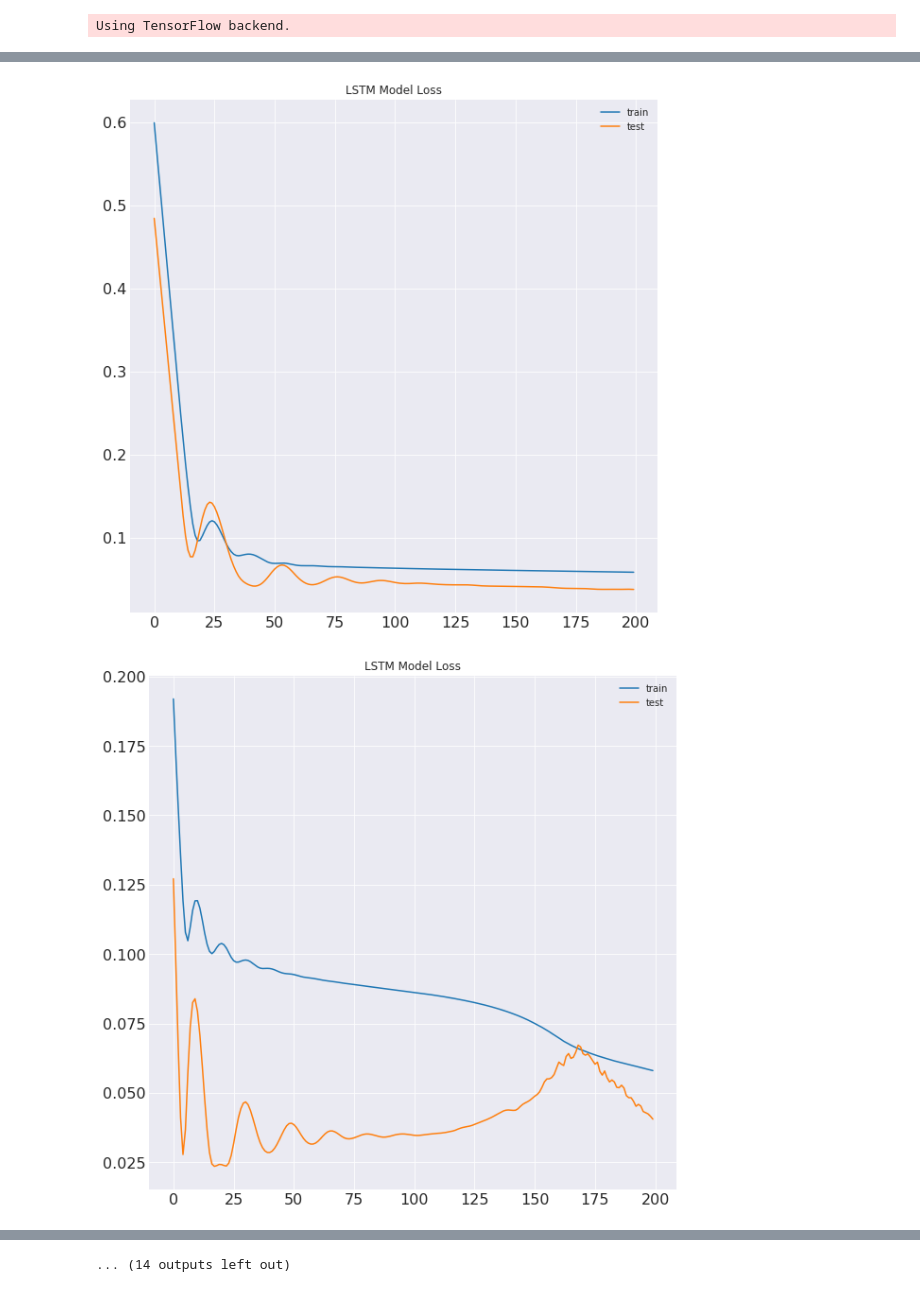
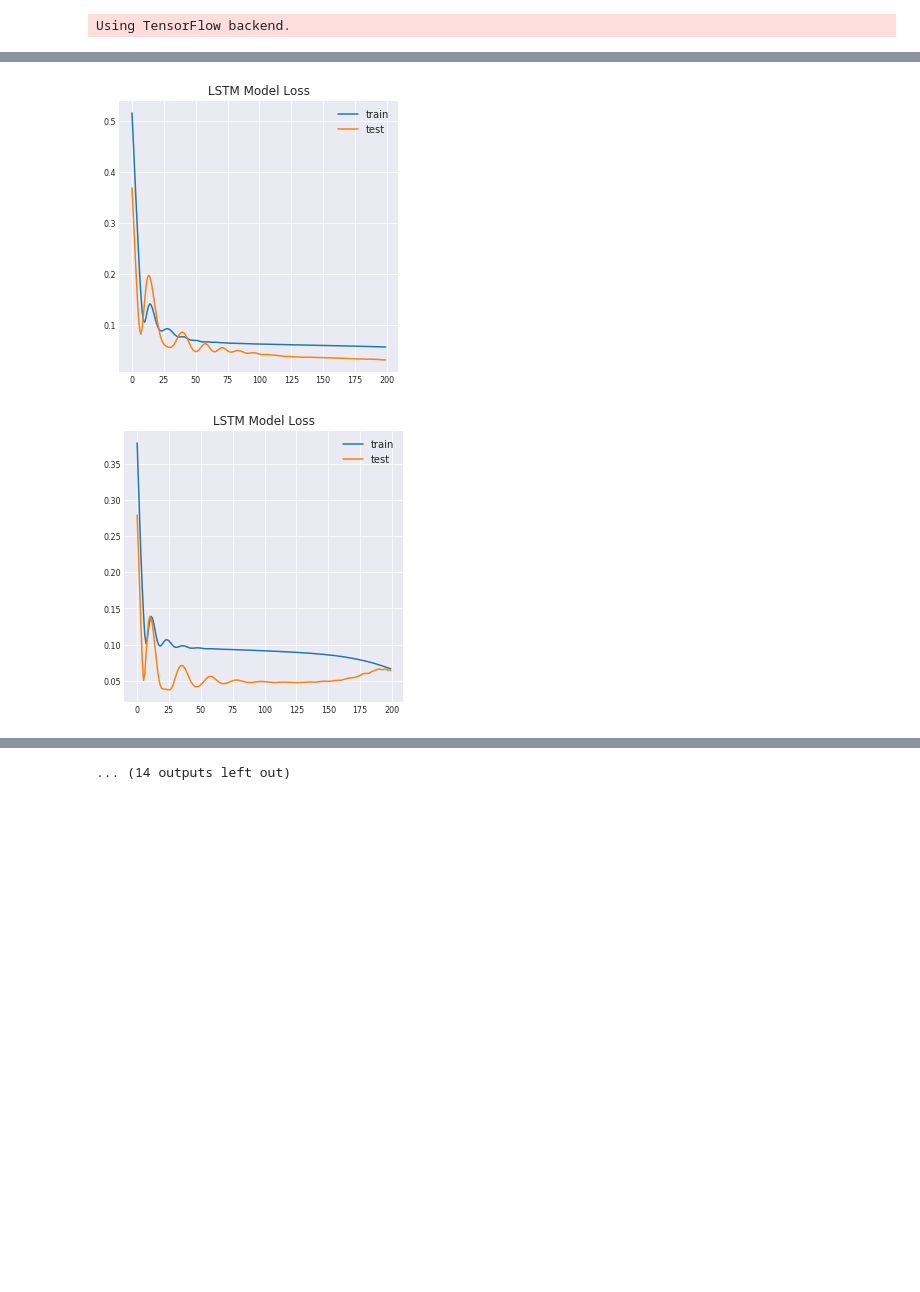
Before and after one commit to Hyoungju/CS230-Final-project-predicting-taxi-demand, a Jupyter notebook: Test_without_weather_time.ipynb, the cells around one changed output, grey strips where cells are left out. Saved outputs shown, nothing was run; the diff lists cells and outputs as text; code cells hidden in the pictures; blank space fills up the shorter version.

```diff
--- a/Test_without_weather_time.ipynb
+++ b/Test_without_weather_time.ipynb
@@ -65,7 +65,7 @@ values = values.astype('float32')
 scaler = MinMaxScaler(feature_range = (0, 1))
 scaled = scaler.fit_transform(values)
 
-n_hours = 23
+n_hours = 47
 
 reframed = series_to_supervised(scaled, n_hours, 1)
 
@@ -81,7 +81,7 @@ b = total_values[n_p + n_hours + 1 : , :]
 total_values = np.concatenate((a, b), axis=0)
 
 # result variable
-result = np.zeros((4, 24))
+result = np.zeros((5, 24))
 # %%
 for i in range (24):
     values = total_values[total_values[:, -4] == total_values[i, 1]]
@@ -98,7 +98,7 @@ for i in range (24):
 
     # design network
     model = Sequential()
-    model.add(LSTM(24, input_shape=(train_X.shape[1], train_X.shape[2])))
+    model.add(LSTM(48, input_shape=(train_X.shape[1], train_X.shape[2])))
     model.add(Dense(1))
     model.compile(loss='mae', optimizer='adam')
 
@@ -109,7 +109,7 @@ for i in range (24):
     history_loss = pd.DataFrame()
     history_loss['train'] = history.history['loss']
     history_loss['test'] = history.history['val_loss']
-    history_loss.plot(figsize=(10,10), fontsize=16,
+    history_loss.plot(figsize=(5,5), fontsize=8,
                 title='LSTM Model Loss');
 
     # make a prediction
@@ -143,4 +143,28 @@ for i in range (24):
     # calculate mean absolute error percentage
     maep = np.mean(np.abs((inv_y - inv_yhat)/inv_y))*100
     result[3, i] = maep
+
+    #train bias
+    yhat_t = model.predict(train_X)
+    # reshape back to 2d
+    train_X = train_X.reshape((train_X.shape[0], -1))
+
+    # invert scaling for forecast# invert
+    inv_yhat_t = np.concatenate((train[:, 115:119], yhat_t), axis=1)
+    inv_yhat_t = scaler.inverse_transform(inv_yhat_t)
+    inv_yhat_t = inv_yhat_t[:,-1]
+
+    # invert scaling for actual
+    train_y = train_y.reshape((len(train_y), 1))
+    inv_y_t = np.concatenate((train[:, 115:119], train_y), axis=1)
+    inv_y_t = scaler.inverse_transform(inv_y_t)
+    inv_y_t = inv_y_t[:,-1]
+    inv_yhat_gte_zero = inv_yhat_t.copy()
+    inv_yhat_gte_zero[inv_yhat_gte_zero < 0] = 0
+
+    index = (np.abs((inv_y_t - inv_yhat_t)/inv_y_t) < 1)
+    # calculate mean absolute error percentage
+    maep = np.mean(np.abs((inv_y_t[index] - inv_yhat_t[index])/inv_y_t[index]))*100
+
+    result[4, i] = maep
 # %% [output]
@@ -182,2 +206,2 @@ Epoch 200/200
-[figure, old version]
+[figure, new version]
-[figure, old version]
+[figure, new version]
```
Also changed, not shown: parts of 2 cells of this notebook, 4 other files.
